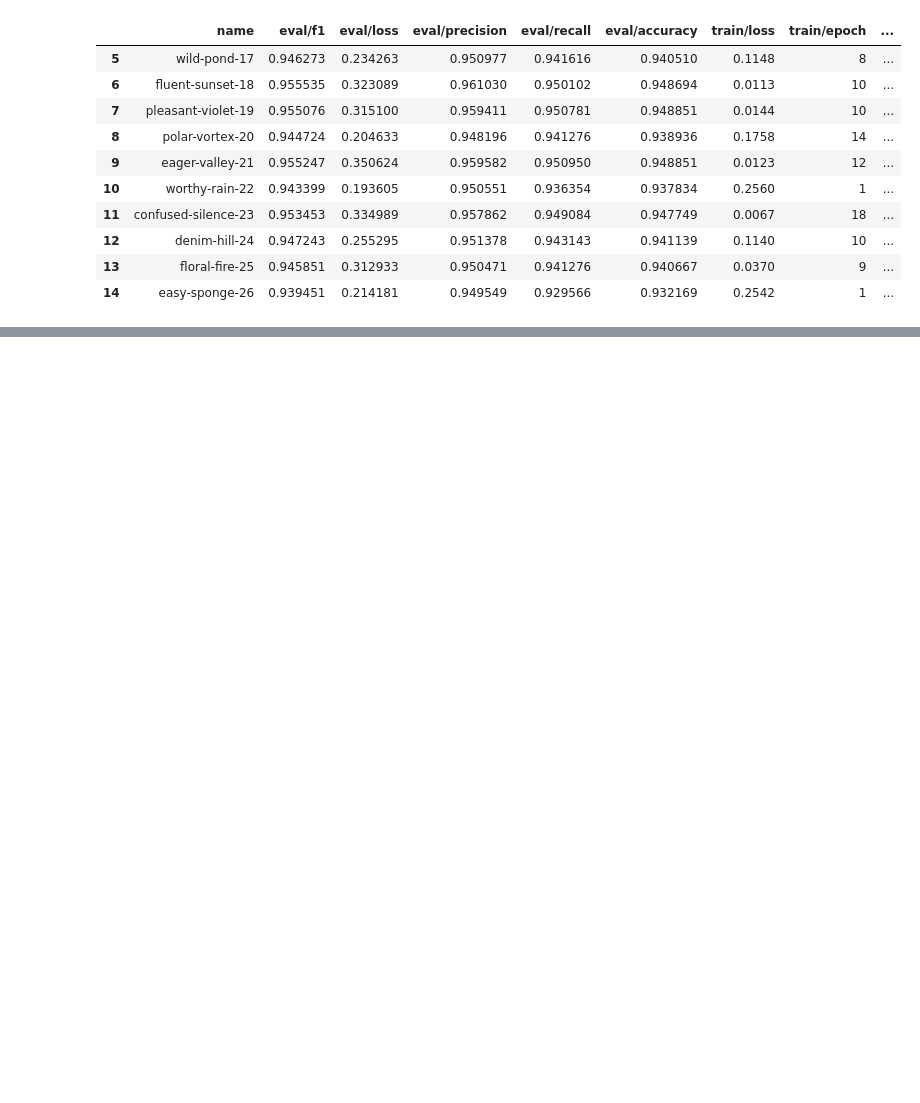
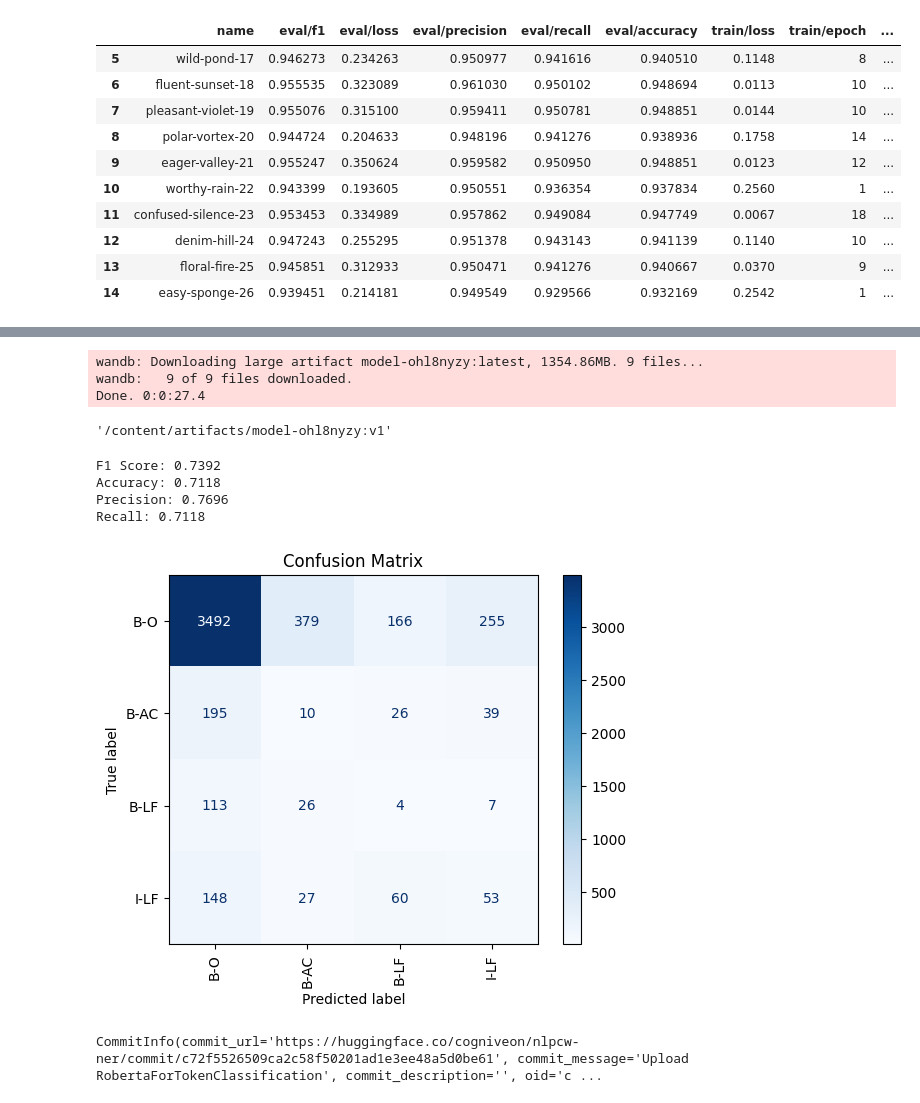
Before and after one commit to Cogniveon/nlpcw, a Jupyter notebook: evaluation.ipynb, the cells around one changed output, grey strips where cells are left out. Saved outputs shown, nothing was run; the diff lists cells and outputs as text; code cells hidden in the pictures; blank space fills up the shorter version.

```diff
--- a/evaluation.ipynb
+++ b/evaluation.ipynb
@@ -198,0 +228,71 @@ plt.show()
+# %%
+run = api.run(f"rohit-k-kesavan/COMM061-NLP-CW/{best_run['id']}")
+best_model_artifact = api.artifact(f"rohit-k-kesavan/COMM061-NLP-CW/model-{run.files().variables['name']}:latest")
+checkpoint_dir = best_model_artifact.download()
+checkpoint_dir
+# %% [output]
+wandb: Downloading large artifact model-ohl8nyzy:latest, 1354.86MB. 9 files...
+wandb:   9 of 9 files downloaded.
+Done. 0:0:27.4
+'/content/artifacts/model-ohl8nyzy:v1'
+# %%
+dataset, id2label, label2id, num_labels = get_dataset()
+tokenizer = AutoTokenizer.from_pretrained(checkpoint_dir)
+model = AutoModelForTokenClassification.from_pretrained(checkpoint_dir)
+
+tokenized_inputs = tokenizer(dataset['test']["tokens"], is_split_into_words=True, padding=True, return_tensors="pt")
+attention_mask = tokenized_inputs['attention_mask']
+
+with torch.no_grad():
+  output = model(**tokenized_inputs).logits
+predictions = torch.argmax(output, dim=2)
+pred_labels = predictions.detach().cpu().numpy()
+true_labels = dataset['test']["ner_tags"]
+
+flat_predictions = []
+flat_true_labels = []
+
+for i, labels in enumerate(true_labels):
+    # Get the length of the current sequence before padding/truncation
+    seq_len = len(labels)
+
+    # Ensure predictions and true labels are aligned by using sequence length
+    valid_labels = np.array(labels) != -100  # Assuming -100 is the ignore index used during training
+
+    flat_predictions.extend([label for j, label in enumerate(pred_labels[i][:seq_len]) if valid_labels[j]])
+    flat_true_labels.extend([label for j, label in enumerate(labels[:seq_len]) if valid_labels[j]])
+
+f1 = f1_score(flat_true_labels, flat_predictions, average='weighted')
+
+accuracy = accuracy_score(flat_true_labels, flat_predictions)
+
+precision = precision_score(flat_true_labels, flat_predictions, average='weighted')
+
+recall = recall_score(flat_true_labels, flat_predictions, average='weighted')
+
+print(f"F1 Score: {f1:.4f}")
+print(f"Accuracy: {accuracy:.4f}")
+print(f"Precision: {precision:.4f}")
+print(f"Recall: {recall:.4f}")
+# %% [output]
+F1 Score: 0.7392
+Accuracy: 0.7118
+Precision: 0.7696
+Recall: 0.7118
+# %%
+pred_label_str = [id2label[label] for label in flat_predictions]
+true_label_str = [id2label[label] for label in flat_true_labels]
+
+cm = confusion_matrix(true_label_str, pred_label_str, labels=[id2label[i] for i in range(num_labels) if id2label[i] != "I-AC"])
+
+disp = ConfusionMatrixDisplay(confusion_matrix=cm, display_labels=[id2label[i] for i in range(num_labels) if id2label[i] != "I-AC"])
+disp.plot(cmap=plt.cm.Blues, xticks_rotation='vertical')
+plt.title("Confusion Matrix")
+plt.show()
+# %% [output]
+[figure, added]
+# %%
+tokenizer.push_to_hub('cogniveon/nlpcw-ner')
+model.push_to_hub('cogniveon/nlpcw-ner')
+# %% [output]
+CommitInfo(commit_url='https://huggingface.co/cogniveon/nlpcw-ner/commit/c72f5526509ca2c58f50201ad1e3ee48a5d0be61', commit_message='Upload RobertaForTokenClassification', commit_description='', oid='c ...
```
Also changed, not shown: parts of 7 cells of this notebook.
